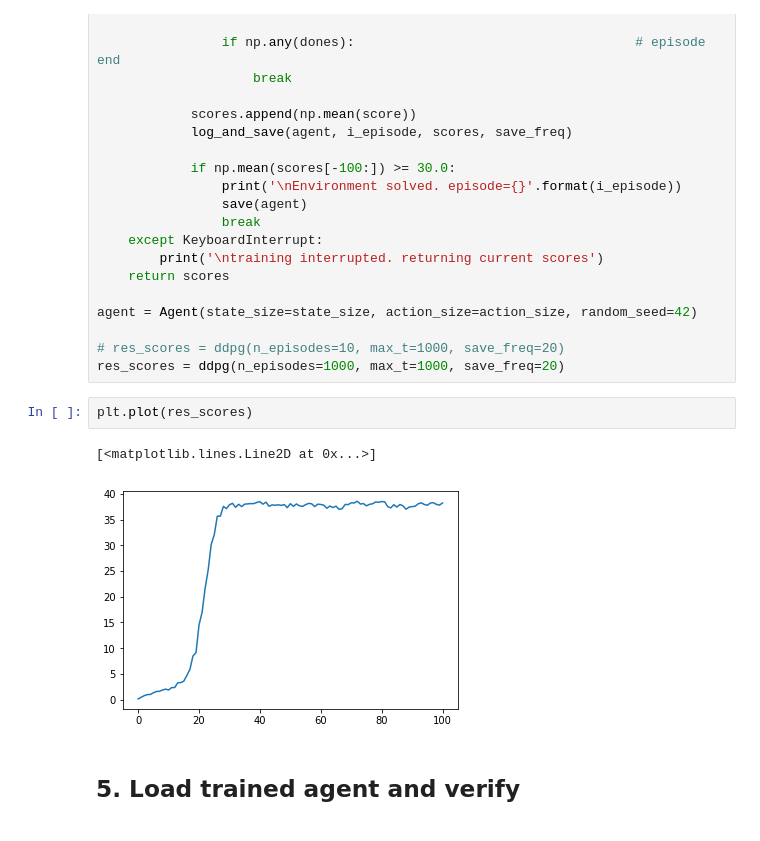
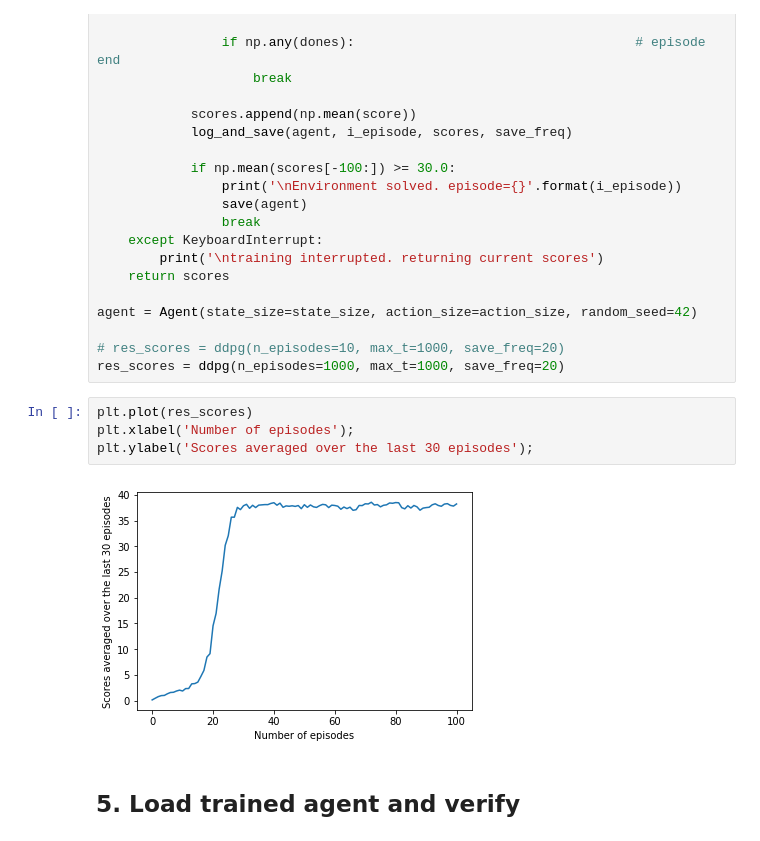
Before and after one commit to ajerome9/deep_reinforcement_learning_project_2, a Jupyter notebook: Continuous_Control.ipynb, the cells around one changed output. Drawn from its saved outputs; the diff is of its cells as text.

```diff
--- a/Continuous_Control.ipynb
+++ b/Continuous_Control.ipynb
@@ -210,11 +210,12 @@ agent = Agent(state_size=state_size, action_size=action_size, random_seed=42)
 
 # res_scores = ddpg(n_episodes=10, max_t=1000, save_freq=20)
 res_scores = ddpg(n_episodes=1000, max_t=1000, save_freq=20)
-# %%
-plt.plot(res_scores)
-# %% [output]
-[<matplotlib.lines.Line2D at 0x...>]
-[figure, removed]
+# %%
+plt.plot(res_scores)
+plt.xlabel('Number of episodes');
+plt.ylabel('Scores averaged over the last 30 episodes');
+# %% [output]
+[figure, added]
 # %% [markdown]
 ## 5. Load trained agent and verify
 # %%
```
Also changed, not shown: parts of 4 cells of this notebook.
